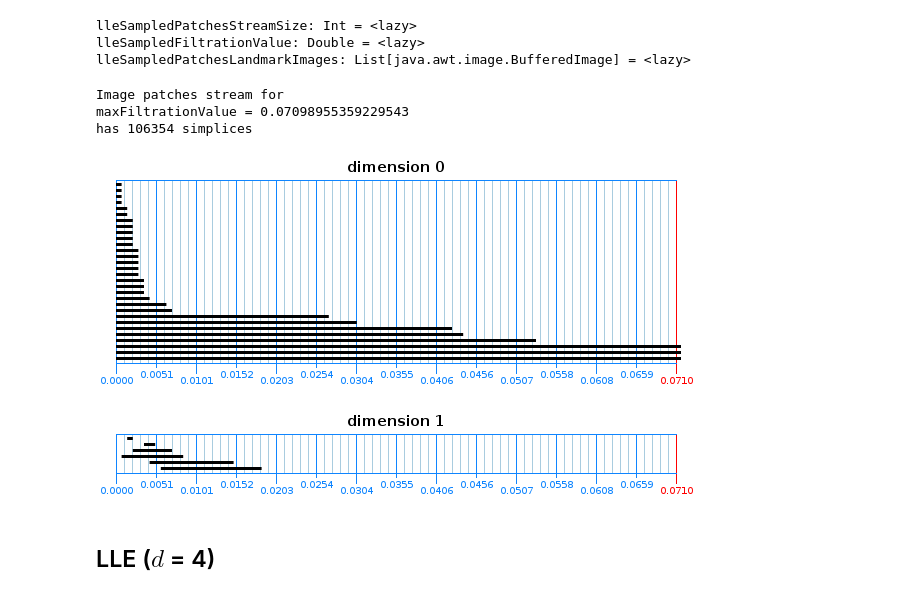
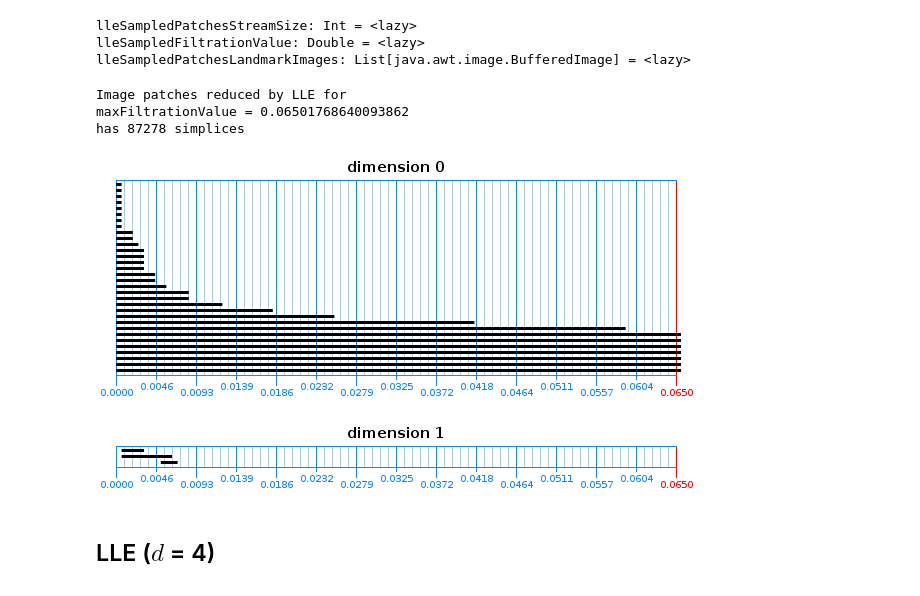
Before and after one commit to lambdaofgod/tda-project, a Jupyter notebook: notebooks/Natural image patches.ipynb, the cells around one changed output. Saved outputs shown, nothing was run; the diff lists cells and outputs as text; code cells hidden in the pictures.

```diff
--- a/notebooks/Natural image patches.ipynb
+++ b/notebooks/Natural image patches.ipynb
@@ -186,17 +204,17 @@ lleSampledFiltrationValue: Double = <lazy>
 lleSampledPatchesLandmarkImages: List[java.awt.image.BufferedImage] = <lazy>
 # %%
 println(Seq(
-  "Image patches stream for",
+  "Image patches reduced by LLE for",
   s"maxFiltrationValue = ${lleSampledFiltrationValue}",
   s"has ${lleSampledPatchesStreamSize} simplices").mkString("\n"))
 
 drawBarcodes(lleSampledPatchesLandmarkImages)
 # %% [output]
-Image patches stream for
-maxFiltrationValue = 0.07098955359229543
-has 106354 simplices
+Image patches reduced by LLE for
+maxFiltrationValue = 0.06501768640093862
+has 87278 simplices
-[figure, old version]
+[figure, new version]
-[figure, old version]
+[figure, new version]
 # %% [markdown]
 ## LLE ($d$ = 4)
 # %%
```
Also changed, not shown: parts of 15 cells of this notebook, 5 other files.
